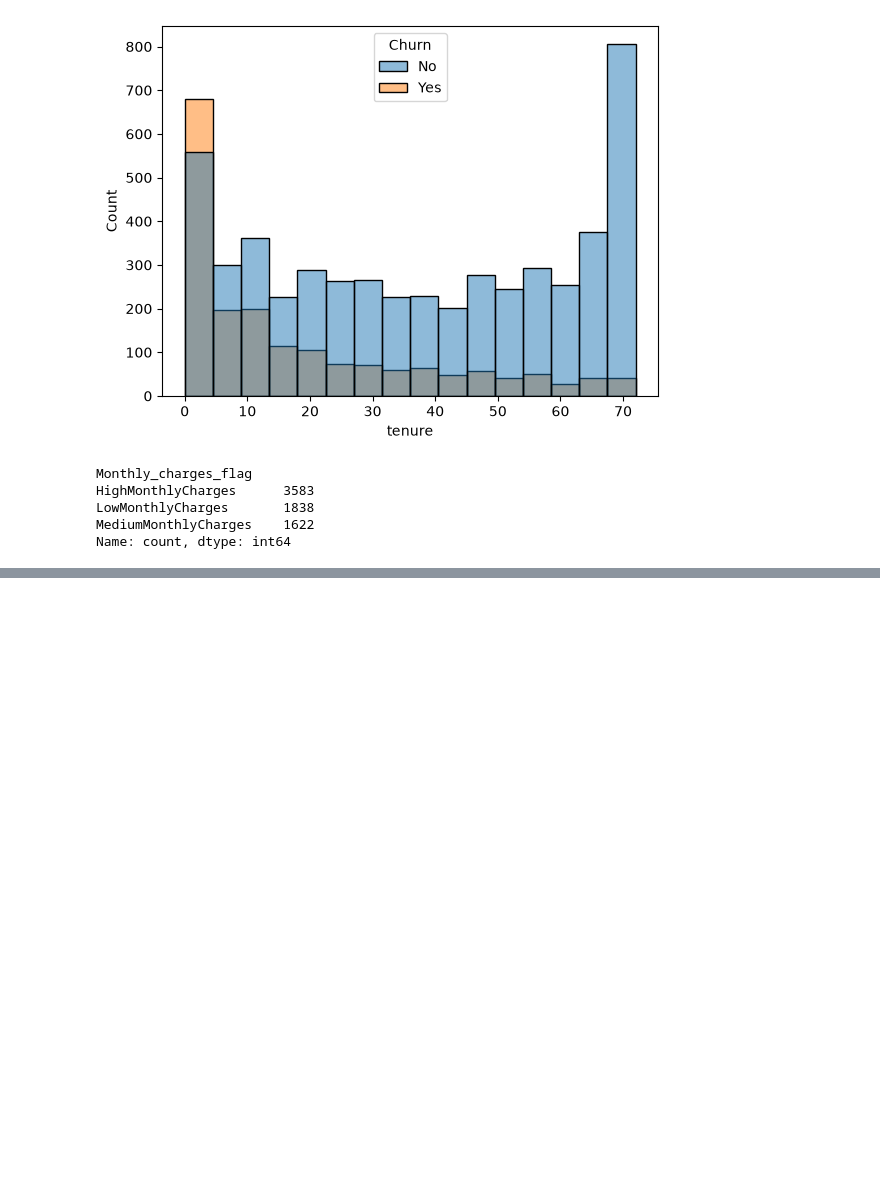
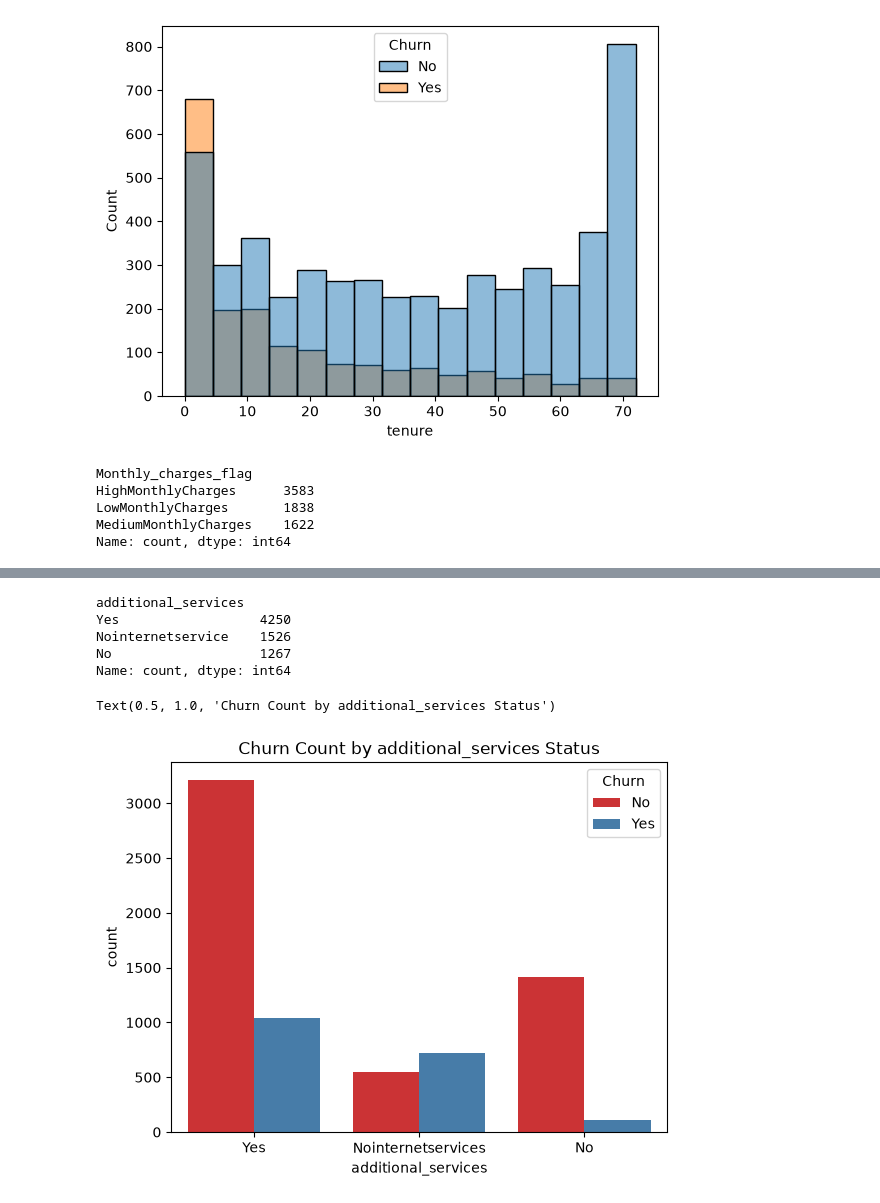
Before and after one commit to DhvanishChodavadiya/Customer-churn-prediction-, a Jupyter notebook: notebook/EDA.ipynb, the cells around one changed output, grey strips where cells are left out. Drawn from its saved outputs; the diff is of its cells as text; code cells hidden in the pictures; blank space fills up the shorter version.

```diff
--- a/notebook/EDA.ipynb
+++ b/notebook/EDA.ipynb
@@ -624,0 +656,18 @@ Name: count, dtype: int64
+# %%
+df['additional_services'] = np.where(((df['OnlineSecurity'] == 'Yes') | (df['OnlineBackup'] == 'Yes') | (df['DeviceProtection'] == 'Yes') | (df['TechSupport'] == 'Yes')),'Yes',
+                                     np.where(df['OnlineSecurity'] == 'Nointernetservice','Nointernetservice','No'))
+# %%
+df['additional_services'].value_counts()
+# %% [output]
+additional_services
+Yes                  4250
+Nointernetservice    1526
+No                   1267
+Name: count, dtype: int64
+# %%
+sns.countplot(data=df, x='additional_services', hue='Churn', palette='Set1')
+plt.xticks([0,1,2], ['Yes','Nointernetservices','No'])
+plt.title('Churn Count by additional_services Status')
+# %% [output]
+Text(0.5, 1.0, 'Churn Count by additional_services Status')
+[figure, added]
```
Also changed, not shown: parts of 6 cells of this notebook, 9 other files.
